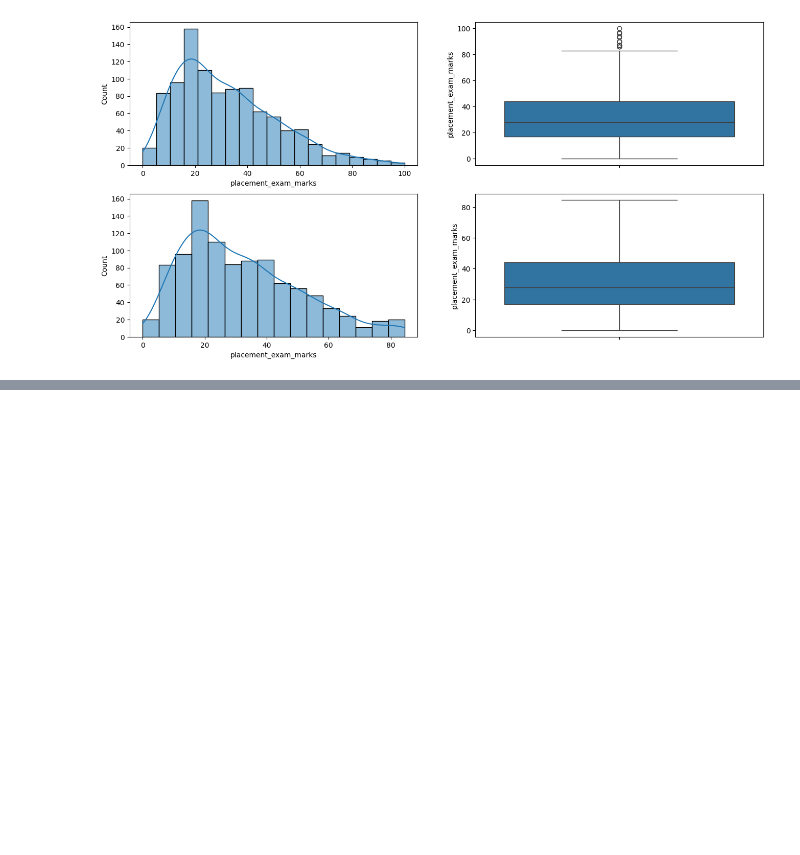
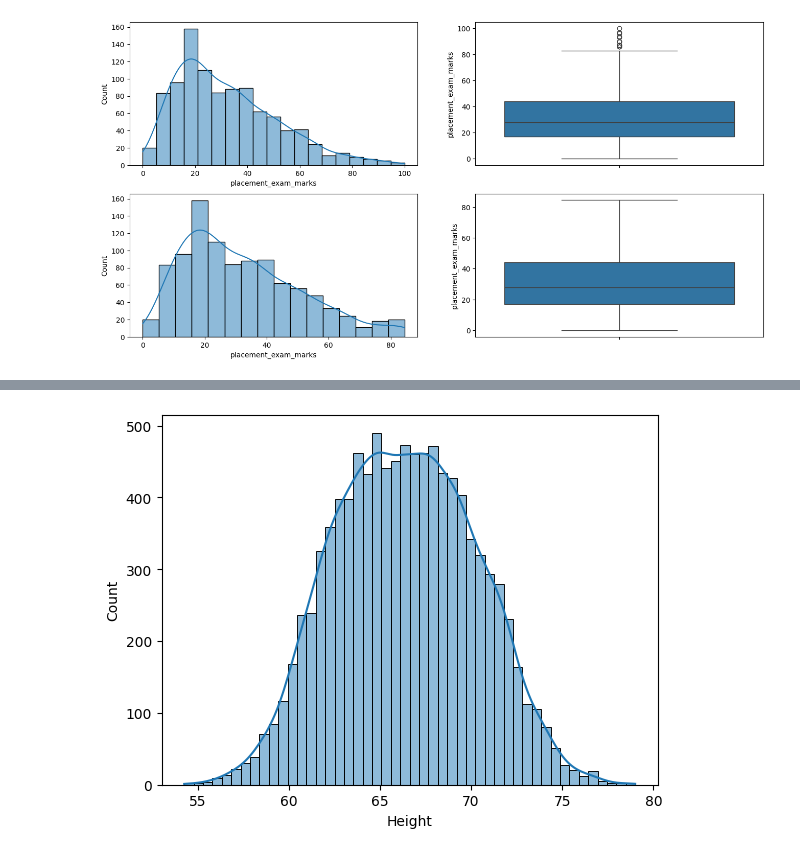
Before and after one commit to gautamsudip/scikit-learn, a Jupyter notebook: Outliers Detection & Removal.ipynb, the cells around one changed output, grey strips where cells are left out. Cells and saved outputs as stored; diff of their text form; code cells hidden in the pictures; blank space fills up the shorter version.

```diff
--- a/Outliers Detection & Removal.ipynb
+++ b/Outliers Detection & Removal.ipynb
@@ -354,0 +357,4 @@ plt.show()
+# %%
+df = pd.read_csv('csv files/weight-height.csv')
+print(df.shape)
+df.head()
@@ -354,0 +381,5 @@ plt.show()
+# %%
+sns.histplot(df['Height'], kde=True)
+plt.show()
+# %% [output]
+[figure, added]
```
Also changed, not shown: parts of 14 cells of this notebook, 1 other file.
